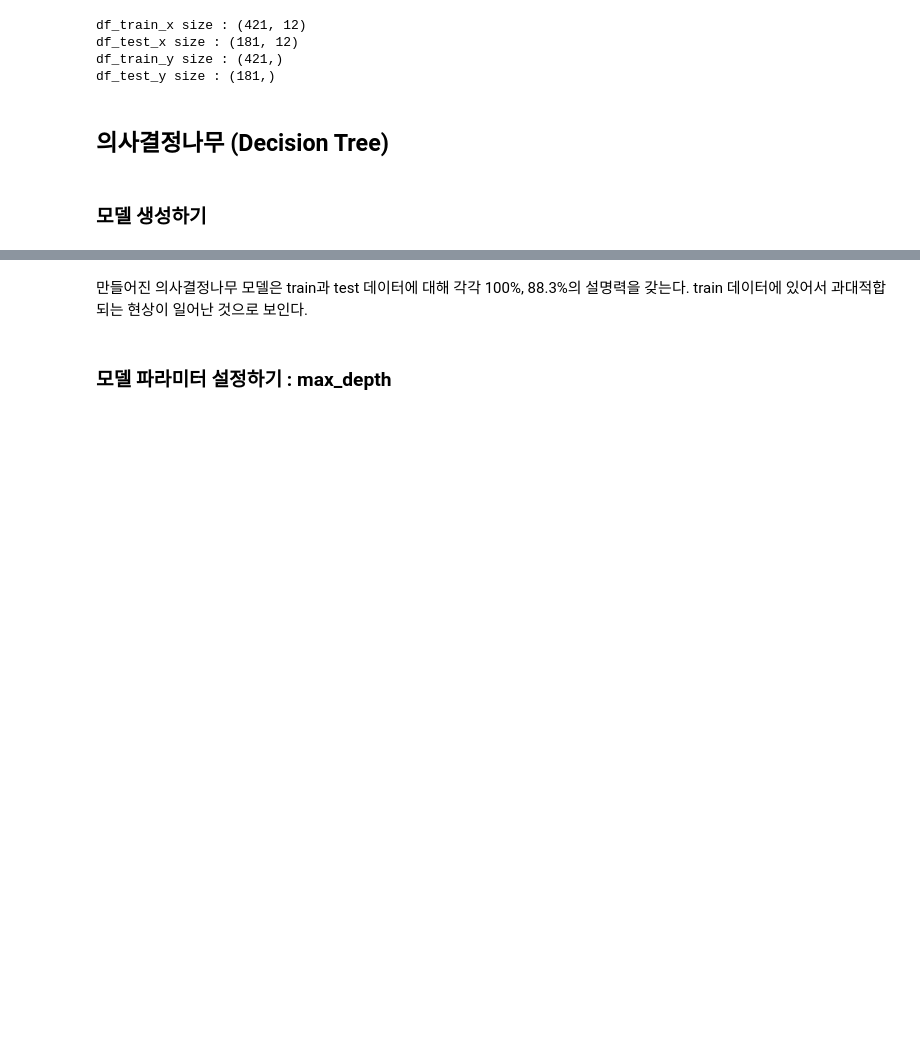
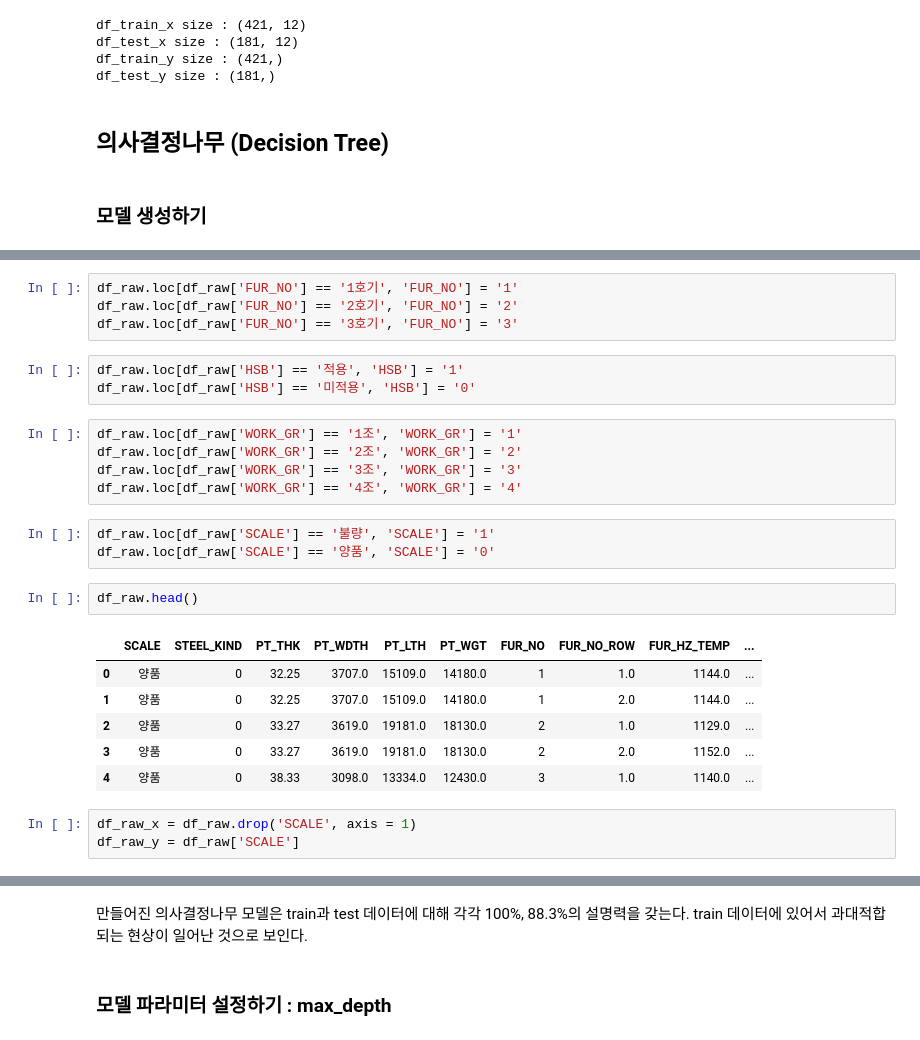
Before and after one commit to mjiii25/posco-academy, a Jupyter notebook: Big-Data/Assignment-2/C1성민지_종합실습-2_code.ipynb, the cells around one changed output, grey strips where cells are left out. Saved outputs shown, nothing was run; the diff lists cells and outputs as text; blank space fills up the shorter version.

```diff
--- a/Big-Data/Assignment-2/C1성민지_종합실습-2_code.ipynb
+++ b/Big-Data/Assignment-2/C1성민지_종합실습-2_code.ipynb
@@ -522,0 +540,27 @@ df_test_y size : (181,)
+# %%
+df_raw.loc[df_raw['FUR_NO'] == '1호기', 'FUR_NO'] = '1'
+df_raw.loc[df_raw['FUR_NO'] == '2호기', 'FUR_NO'] = '2'
+df_raw.loc[df_raw['FUR_NO'] == '3호기', 'FUR_NO'] = '3'
+# %%
+df_raw.loc[df_raw['HSB'] == '적용', 'HSB'] = '1'
+df_raw.loc[df_raw['HSB'] == '미적용', 'HSB'] = '0'
+# %%
+df_raw.loc[df_raw['WORK_GR'] == '1조', 'WORK_GR'] = '1'
+df_raw.loc[df_raw['WORK_GR'] == '2조', 'WORK_GR'] = '2'
+df_raw.loc[df_raw['WORK_GR'] == '3조', 'WORK_GR'] = '3'
+df_raw.loc[df_raw['WORK_GR'] == '4조', 'WORK_GR'] = '4'
+# %%
+df_raw.loc[df_raw['SCALE'] == '불량', 'SCALE'] = '1'
+df_raw.loc[df_raw['SCALE'] == '양품', 'SCALE'] = '0'
+# %%
+df_raw.head()
+# %% [output]
+|  | SCALE | STEEL_KIND | PT_THK | PT_WDTH | PT_LTH | PT_WGT | FUR_NO | FUR_NO_ROW | FUR_HZ_TEMP | ... |
+| 0 | 양품 | 0 | 32.25 | 3707.0 | 15109.0 | 14180.0 | 1 | 1.0 | 1144.0 | ... |
+| 1 | 양품 | 0 | 32.25 | 3707.0 | 15109.0 | 14180.0 | 1 | 2.0 | 1144.0 | ... |
+| 2 | 양품 | 0 | 33.27 | 3619.0 | 19181.0 | 18130.0 | 2 | 1.0 | 1129.0 | ... |
+| 3 | 양품 | 0 | 33.27 | 3619.0 | 19181.0 | 18130.0 | 2 | 2.0 | 1152.0 | ... |
+| 4 | 양품 | 0 | 38.33 | 3098.0 | 13334.0 | 12430.0 | 3 | 1.0 | 1140.0 | ... |
+# %%
+df_raw_x = df_raw.drop('SCALE', axis = 1)
+df_raw_y = df_raw['SCALE']
```
Also changed, not shown: parts of 15 cells of this notebook.
